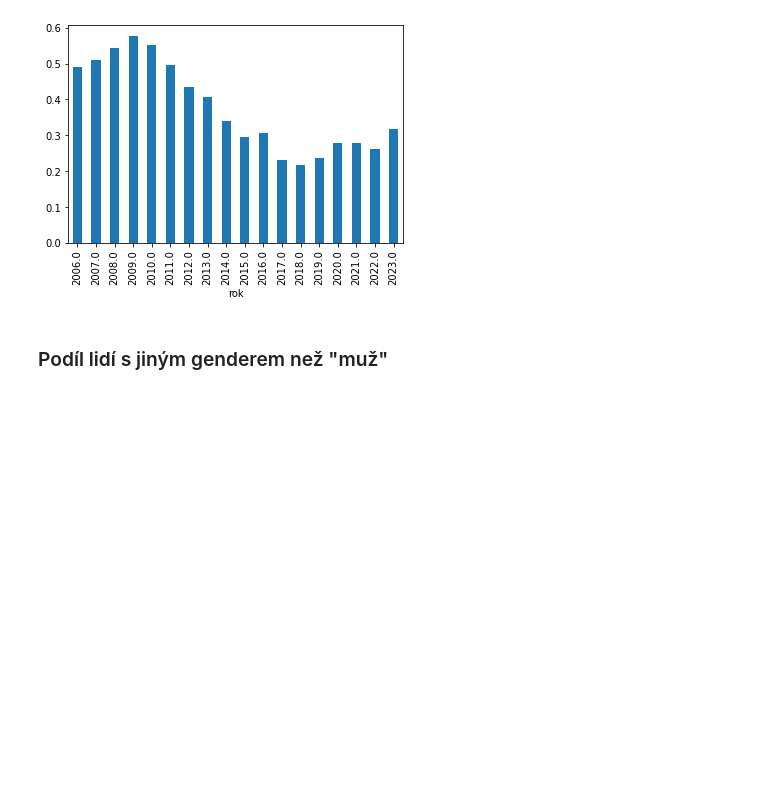
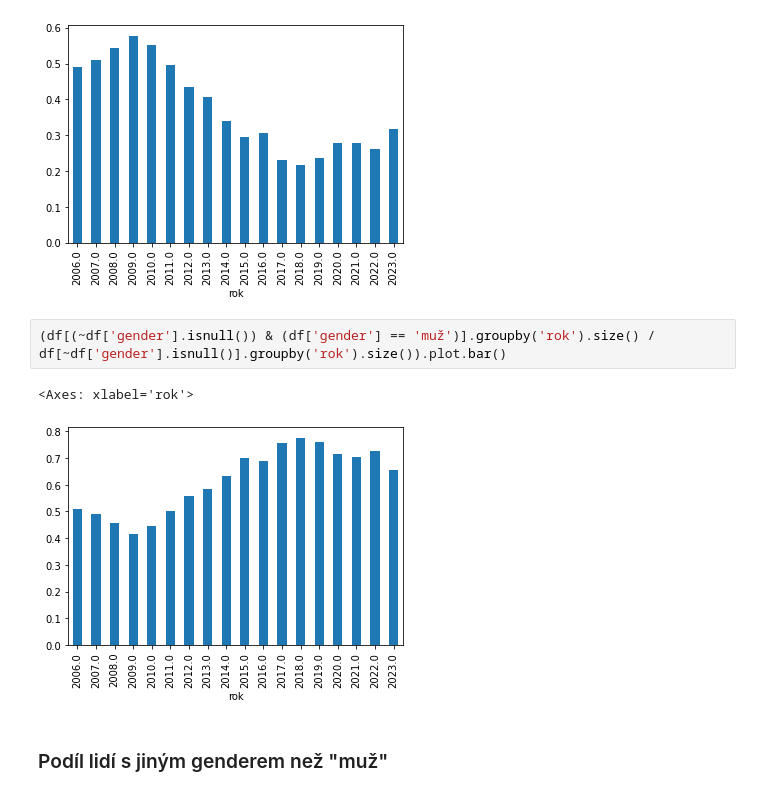
Before and after one commit to DataRozhlas/hitparady, a Jupyter notebook: 106 CZ100RADIO x gender.ipynb, the cells around one changed output. Drawn from its saved outputs; the diff is of its cells as text; blank space fills up the shorter version.

```diff
--- a/106 CZ100RADIO x gender.ipynb
+++ b/106 CZ100RADIO x gender.ipynb
@@ -27,6 +27,11 @@ df = df.merge(wikid, on="interpret_hlavni", how="outer")
 # %% [output]
 <Axes: xlabel='rok'>
 [figure]
+# %%
+(df[(~df['gender'].isnull()) & (df['gender'] == 'muž')].groupby('rok').size() / df[~df['gender'].isnull()].groupby('rok').size()).plot.bar()
+# %% [output]
+<Axes: xlabel='rok'>
+[figure, added]
 # %% [markdown]
 ### Podíl lidí s jiným genderem než "muž"
 # %%
```
Also changed, not shown: 18 other files.
